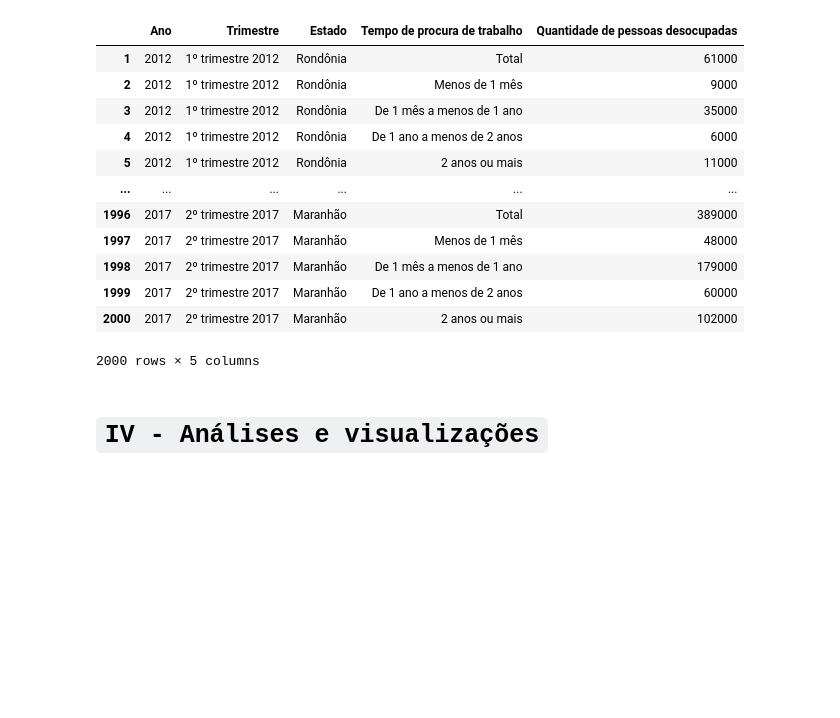
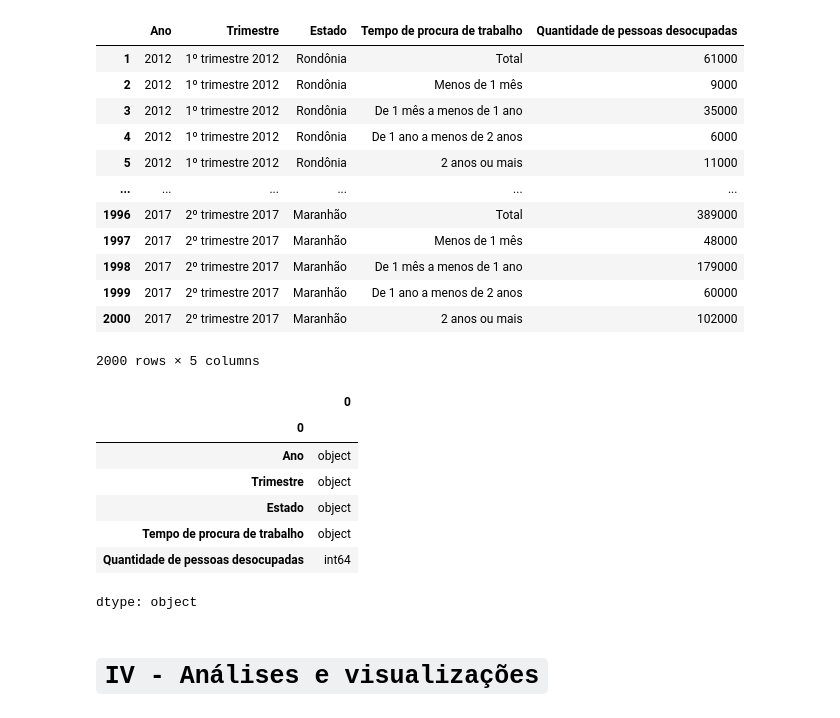
Before and after one commit to Alotrpyco/python-estatistica-e-negocios, a Jupyter notebook: 6.projeto.final/g_2_Projeto_final.ipynb, the cells around one changed output. Cells and saved outputs as stored; diff of their text form; code cells hidden in the pictures; blank space fills up the shorter version.

`````diff
--- a/6.projeto.final/g_2_Projeto_final.ipynb
+++ b/6.projeto.final/g_2_Projeto_final.ipynb
@@ -193,6 +195,18 @@ Visualização das 2000 primeiras linhas dos dados com os quais tenho interesse
 | 1999 | 2017 | 2º trimestre 2017 | Maranhão | De 1 ano a menos de 2 anos | 60000 |
 | 2000 | 2017 | 2º trimestre 2017 | Maranhão | 2 anos ou mais | 102000 |
 2000 rows × 5 columns
+# %%
+df.columns = df.columns.astype(str)
+df.dtypes
+# %% [output]
+|  | 0 |
+| 0 |  |
+| Ano | object |
+| Trimestre | object |
+| Estado | object |
+| Tempo de procura de trabalho | object |
+| Quantidade de pessoas desocupadas | int64 |
+dtype: object
 # %% [markdown]
 # ````IV - Análises e visualizações````
 # %% [markdown]
`````
Also changed, not shown: parts of 3 cells of this notebook.
